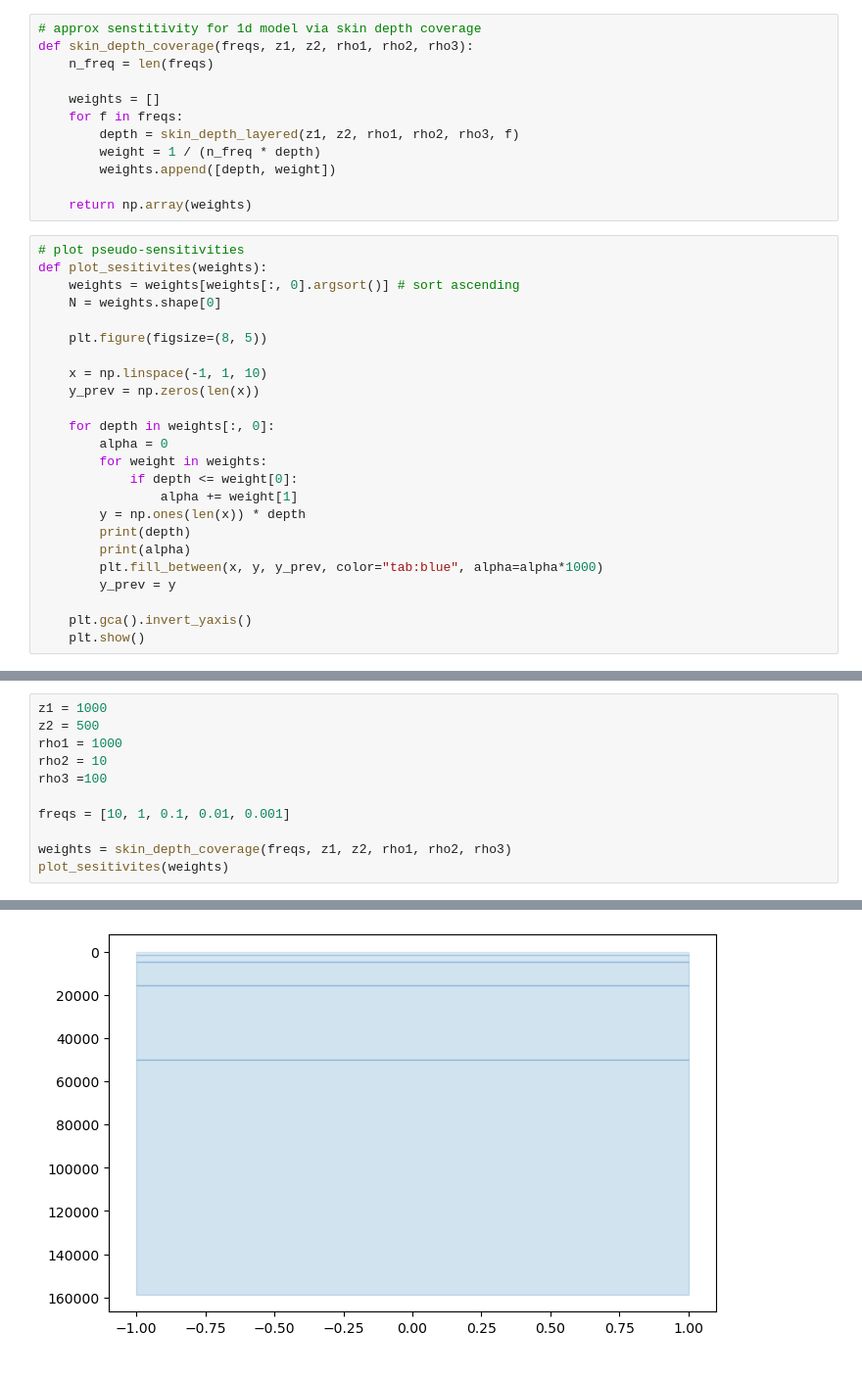
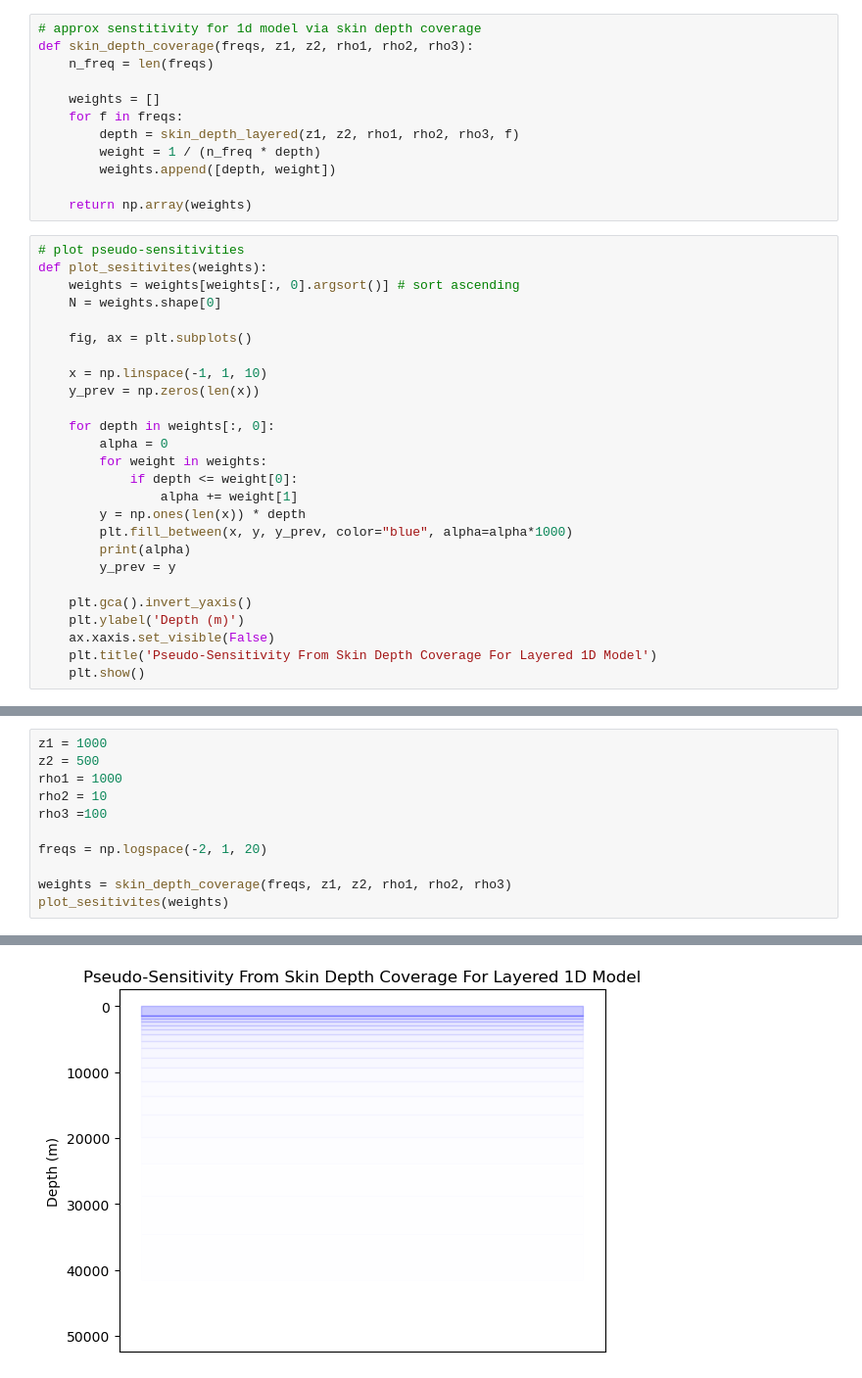
Before and after one commit to RylanDS7/MT-Freq-Spacing, a Jupyter notebook: skin_depth_tests.ipynb, the cells around one changed output, grey strips where cells are left out. Shown at 98% size. Saved outputs shown, nothing was run; the diff lists cells and outputs as text.

```diff
--- a/skin_depth_tests.ipynb
+++ b/skin_depth_tests.ipynb
@@ -194,7 +194,7 @@ def plot_sesitivites(weights):
     weights = weights[weights[:, 0].argsort()] # sort ascending
     N = weights.shape[0]
 
-    plt.figure(figsize=(8, 5))
+    fig, ax = plt.subplots()
 
     x = np.linspace(-1, 1, 10)
     y_prev = np.zeros(len(x))
@@ -205,10 +205,12 @@ def plot_sesitivites(weights):
             if depth <= weight[0]:
                 alpha += weight[1]
         y = np.ones(len(x)) * depth
-        print(depth)
+        plt.fill_between(x, y, y_prev, color="blue", alpha=alpha*1000)
         print(alpha)
-        plt.fill_between(x, y, y_prev, color="tab:blue", alpha=alpha*1000)
         y_prev = y
 
     plt.gca().invert_yaxis()
+    plt.ylabel('Depth (m)')
+    ax.xaxis.set_visible(False)
+    plt.title('Pseudo-Sensitivity From Skin Depth Coverage For Layered 1D Model')
     plt.show()
@@ -219,7 +252,7 @@ rho1 = 1000
 rho2 = 10
 rho3 =100
 
-freqs = [10, 1, 0.1, 0.01, 0.001]
+freqs = np.logspace(-2, 1, 20)
 
 weights = skin_depth_coverage(freqs, z1, z2, rho1, rho2, rho3)
 plot_sesitivites(weights)
@@ -237 +260 @@ plot_sesitivites(weights)
-[figure, old version]
+[figure, new version]
```
Also changed, not shown: parts of 4 cells of this notebook, 5 other files.
